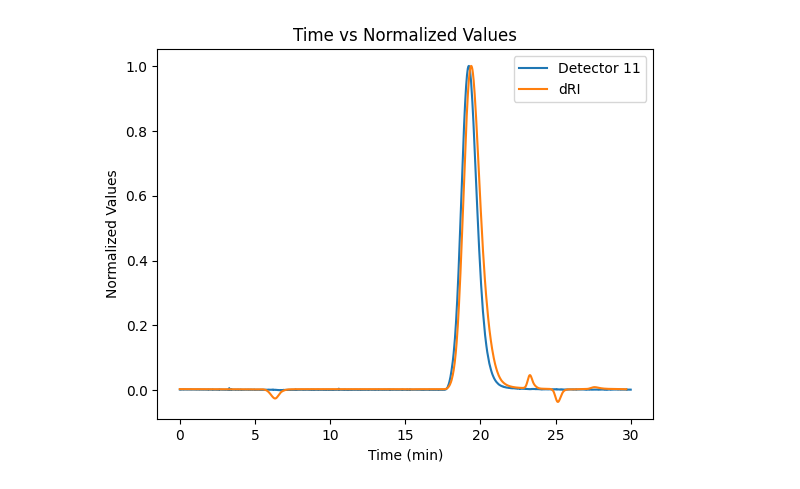
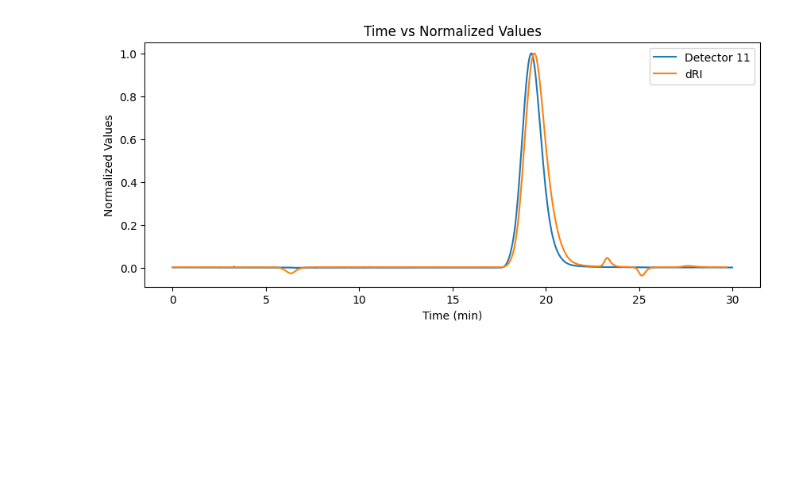
Before and after one commit to aryellewright/Kumar-Biomaterials-Lab, a Jupyter notebook: time_vs_RI_plots/time_vs_RI_plots.ipynb, the cells around one changed output. Saved outputs shown, nothing was run; the diff lists cells and outputs as text; code cells hidden in the pictures; blank space fills up the shorter version.

```diff
--- a/time_vs_RI_plots/time_vs_RI_plots.ipynb
+++ b/time_vs_RI_plots/time_vs_RI_plots.ipynb
@@ -47,13 +47,15 @@ max_abs_val_riu = max(abs(min(riu_data)), abs(max(riu_data)))
 normalized_data_riu = [val / max_abs_val_riu for val in riu_data]
 # %%
 # plotting the normalized data
+plt.figure(figsize=(10, 4))
+
 plt.plot(times, normalized_data_11, label='Detector 11')
 plt.plot(times, normalized_data_riu, label='dRI')
 
 plt.xlabel('Time (min)')
 plt.ylabel('Normalized Values')
 plt.title('Time vs Normalized Values')
 plt.legend()
 plt.show()
 # %% [output]
-[figure, old version]
+[figure, new version]
```
Also changed, not shown: 4 other files.
